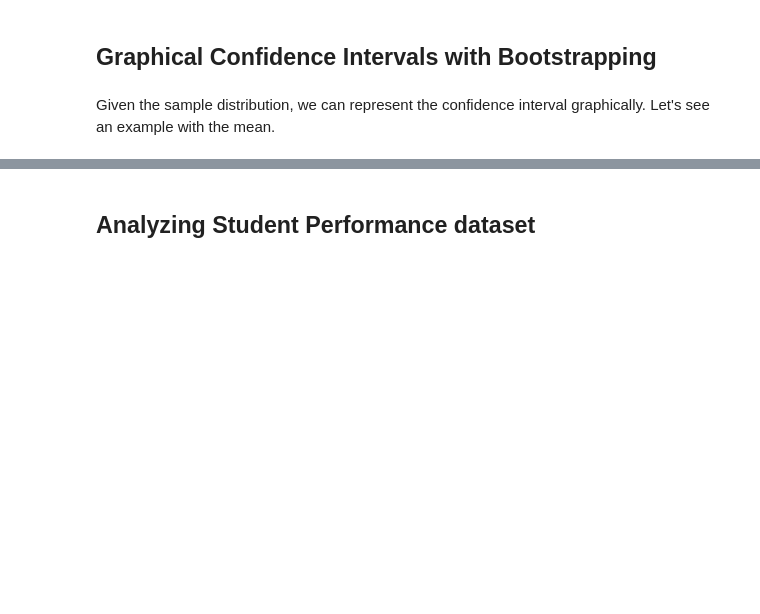
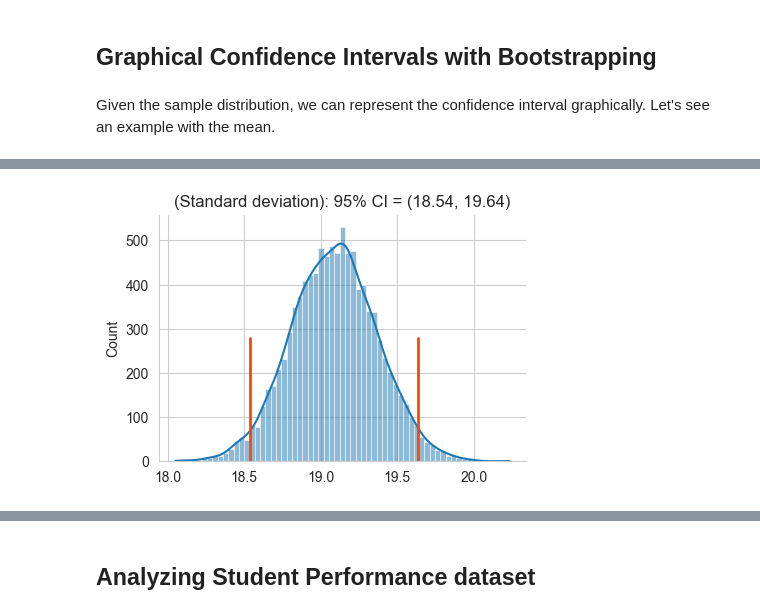
Before and after one commit to Goliath-Research/Computational-Statistics, a Jupyter notebook: 04-Inferential Statistics/02-Boot_Conf_Int.ipynb, the cells around one changed output, grey strips where cells are left out. Saved outputs shown, nothing was run; the diff lists cells and outputs as text; code cells hidden in the pictures; blank space fills up the shorter version.

```diff
--- a/04-Inferential Statistics/02-Boot_Conf_Int.ipynb
+++ b/04-Inferential Statistics/02-Boot_Conf_Int.ipynb
@@ -220,0 +230,4 @@ graphConfidenceInterval(mean_scores, 99)
+# %%
+graphConfidenceInterval(std_scores, 95, 'Standard deviation')
+# %% [output]
+[figure, added]
```
Also changed, not shown: parts of 31 cells of this notebook, 1 other file.
